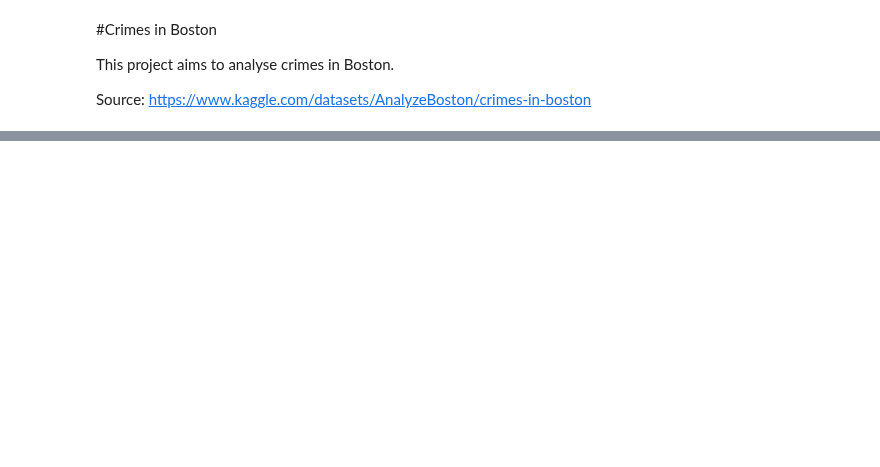
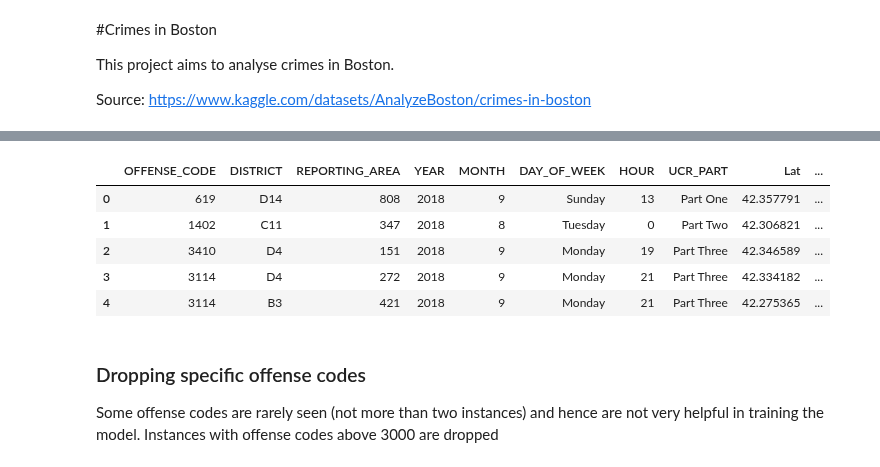
Before and after one commit to Srujgit/CrimeAnalysis, a Jupyter notebook: CrimesInBoston.ipynb, the cells around one changed output, grey strips where cells are left out. Saved outputs shown, nothing was run; the diff lists cells and outputs as text; code cells hidden in the pictures; blank space fills up the shorter version.

```diff
--- a/CrimesInBoston.ipynb
+++ b/CrimesInBoston.ipynb
@@ -33,0 +38,14 @@ df.head(10)
+# %%
+df = df.drop(['INCIDENT_NUMBER', 'OFFENSE_CODE_GROUP', 'OFFENSE_DESCRIPTION','SHOOTING', 'OCCURRED_ON_DATE', 'STREET'], axis = 1)
+df.head()
+# %% [output]
+|  | OFFENSE_CODE | DISTRICT | REPORTING_AREA | YEAR | MONTH | DAY_OF_WEEK | HOUR | UCR_PART | Lat | ... |
+| 0 | 619 | D14 | 808 | 2018 | 9 | Sunday | 13 | Part One | 42.357791 | ... |
+| 1 | 1402 | C11 | 347 | 2018 | 8 | Tuesday | 0 | Part Two | 42.306821 | ... |
+| 2 | 3410 | D4 | 151 | 2018 | 9 | Monday | 19 | Part Three | 42.346589 | ... |
+| 3 | 3114 | D4 | 272 | 2018 | 9 | Monday | 21 | Part Three | 42.334182 | ... |
+| 4 | 3114 | B3 | 421 | 2018 | 9 | Monday | 21 | Part Three | 42.275365 | ... |
+# %% [markdown]
+### Dropping specific offense codes
+Some offense codes are rarely seen (not more than two instances) and hence are not very helpful in training the model.
+Instances with offense codes above 3000 are dropped
```
Also changed, not shown: parts of 3 cells of this notebook.
